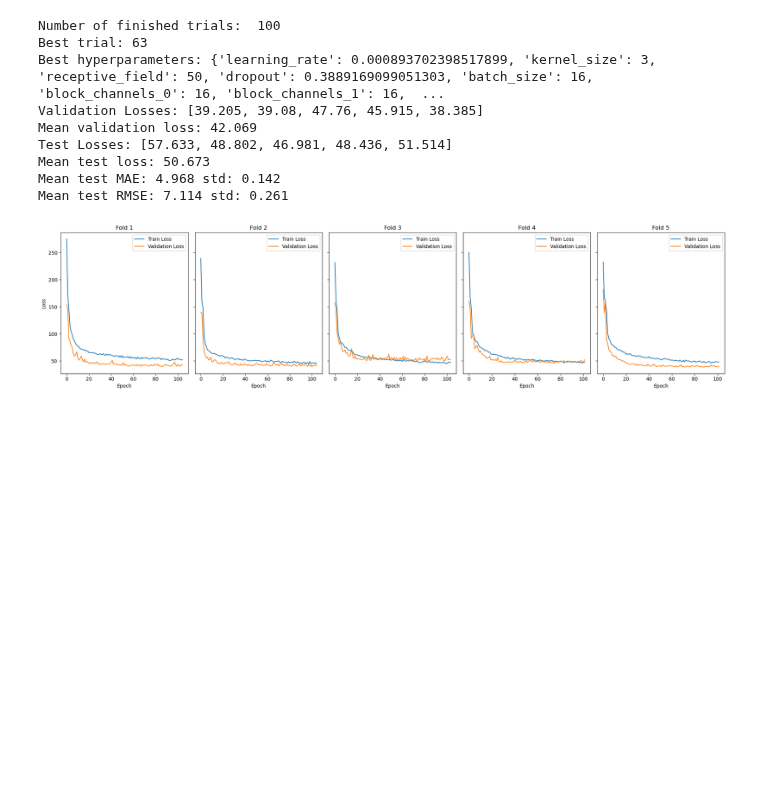
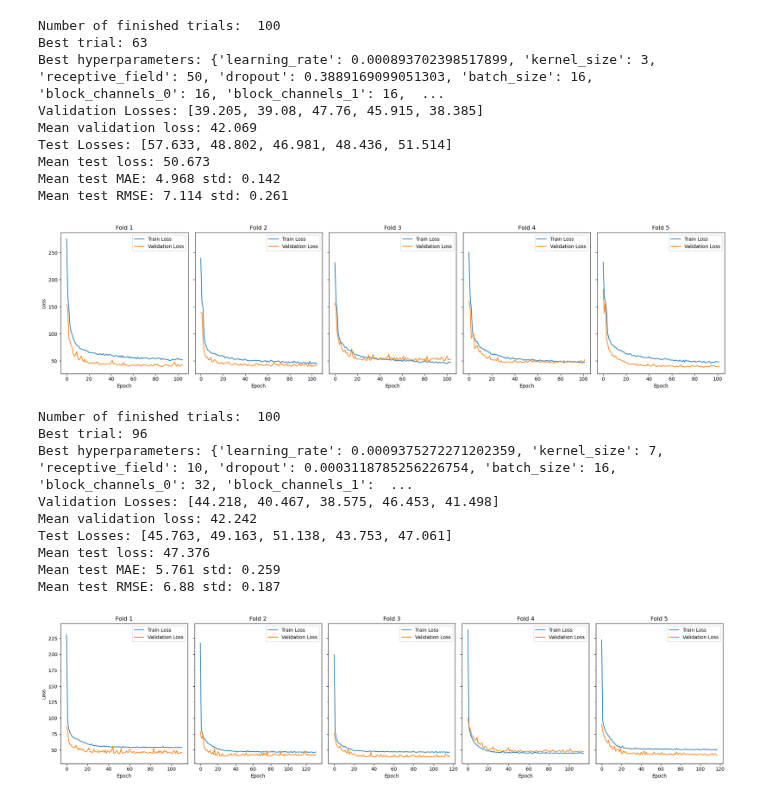
Before and after one commit to MiguelGarcaoSilva/motifpred, a Jupyter notebook: code/casestudy_syntheticdata2/casestudy_tcn.ipynb, the cells around one changed output. Drawn from its saved outputs; the diff is of its cells as text; code cells hidden in the pictures; blank space fills up the shorter version.

```diff
--- a/code/casestudy_syntheticdata2/casestudy_tcn.ipynb
+++ b/code/casestudy_syntheticdata2/casestudy_tcn.ipynb
@@ -89,17 +60,9 @@ step = 5 #step size for the sliding window
 forecast_period = 50 #forward window size
 
 #X_series: past window, X_indices: indexes of the motif in the window,  y: next relative index of the motif
-X_series, X_indices, y = create_dataset(data, lookback_period, step, forecast_period, motif_indexes)
+X_series, X_indices, X_mask, y = create_dataset(data, lookback_period, step, forecast_period, motif_indexes, P)
 
-#X_series is (num_samples, lookback_period, num_features)
-X_mask = np.zeros((X_series.shape[0], X_series.shape[1]))
 
-for i, obs_motif_indexes in enumerate(X_indices):
-    for j, idx in enumerate(obs_motif_indexes):
-        idx = int(idx)
-        X_mask[i, idx:idx+P] = 1
-
-X_mask = torch.tensor(X_mask, dtype=torch.float32)
 
 # X_series, X2, and y are now PyTorch tensors
 print("X_series shape:", X_series.shape)  # Expected shape: (num_samples, lookback_period, num_features)
@@ -245,31 +208,42 @@ suggestion_dict = {
     "kernel_size": { # ensure receptive field is at least as large as sequence length (lookback_period)
         "type": "categorical",
         "args": [[3, 5 ,7]]
     },
     "receptive_field": {
         "type": "categorical",
         "args": [[10]]
     },
     "dropout": {
         "type": "float",
         "args": [0.0, 0.5]
     },
     "batch_size": {
         "type": "categorical",
         "args": [[16, 32, 64, 128]]
     }
 }
 
 model_params_keys = ["kernel_size", "num_channels_list", "dropout"]
 
 model_results_dir = os.path.join(RESULTS_DIR, f"{model_name}_{n_trials}_trials_{num_epochs}_epochs")
 os.makedirs(model_results_dir, exist_ok=True)
 X = {"X_indices": X_indices}
-run_optuna_study(pipeline.run_cross_val, TemporalConvNet, model_type, suggestion_dict, model_params_keys, seed, X, y, NORMALIZE_FLAGS, model_results_dir, n_trials=n_trials, num_epochs=num_epochs)
+#run_optuna_study(pipeline.run_cross_val, TemporalConvNet, model_type, suggestion_dict, model_params_keys, seed, X, y, NORMALIZE_FLAGS, model_results_dir, n_trials=n_trials, num_epochs=num_epochs)
 
 study = joblib.load(os.path.join(model_results_dir, "study.pkl"))
 print_study_results(study)
 plot_best_model_results(
     study.trials_dataframe(),
     save_path=os.path.join(IMAGES_DIR, f"{model_name}_{n_trials}_trials_{num_epochs}_epochs_losses.png")
 )
+# %% [output]
+Number of finished trials:  100
+Best trial: 96
+Best hyperparameters: {'learning_rate': 0.0009375272271202359, 'kernel_size': 7, 'receptive_field': 10, 'dropout': 0.0003118785256226754, 'batch_size': 16, 'block_channels_0': 32, 'block_channels_1':  ...
+Validation Losses: [44.218, 40.467, 38.575, 46.453, 41.498]
+Mean validation loss: 42.242
+Test Losses: [45.763, 49.163, 51.138, 43.753, 47.061]
+Mean test loss: 47.376
+Mean test MAE: 5.761 std: 0.259
+Mean test RMSE: 6.88 std: 0.187
+[figure, added]
```
Also changed, not shown: parts of 3 cells of this notebook, 9 other files.
